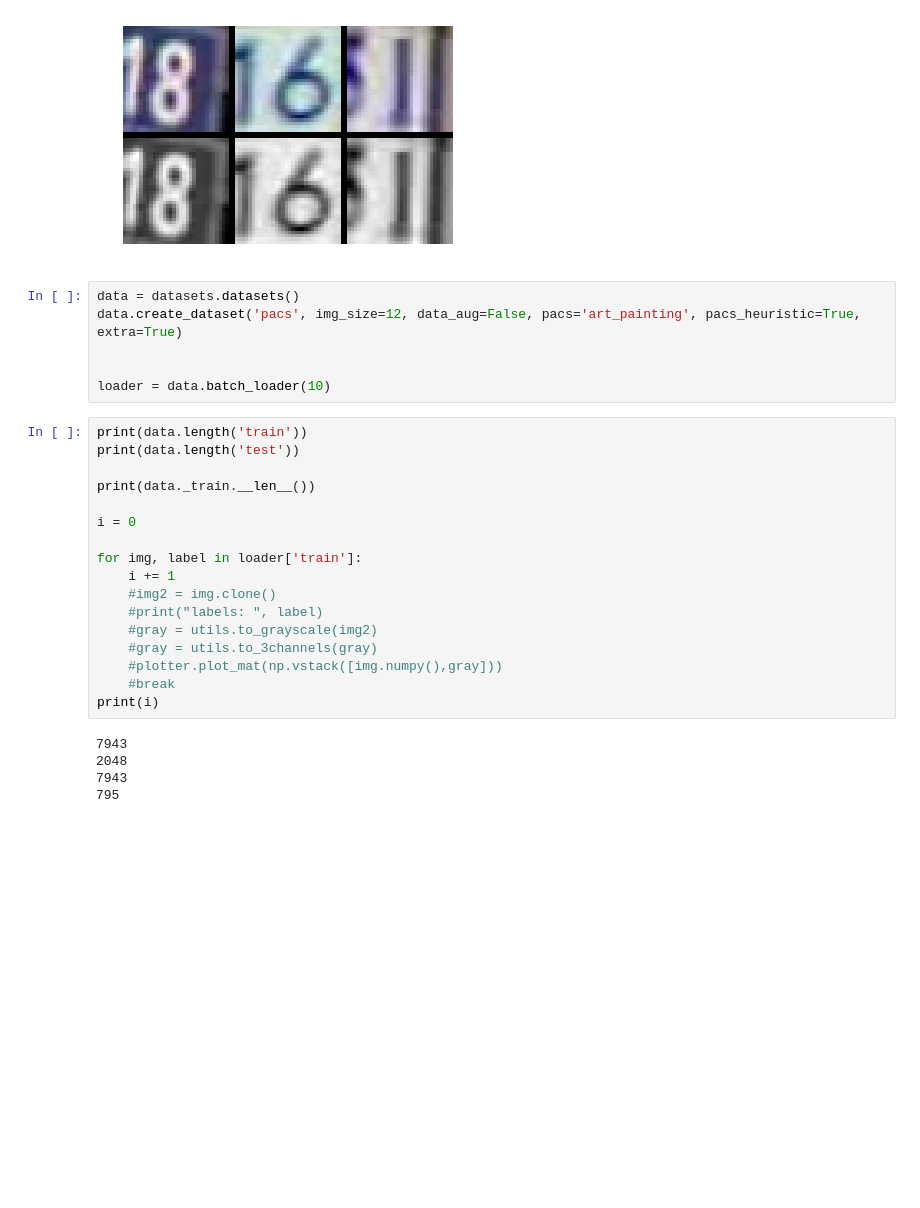
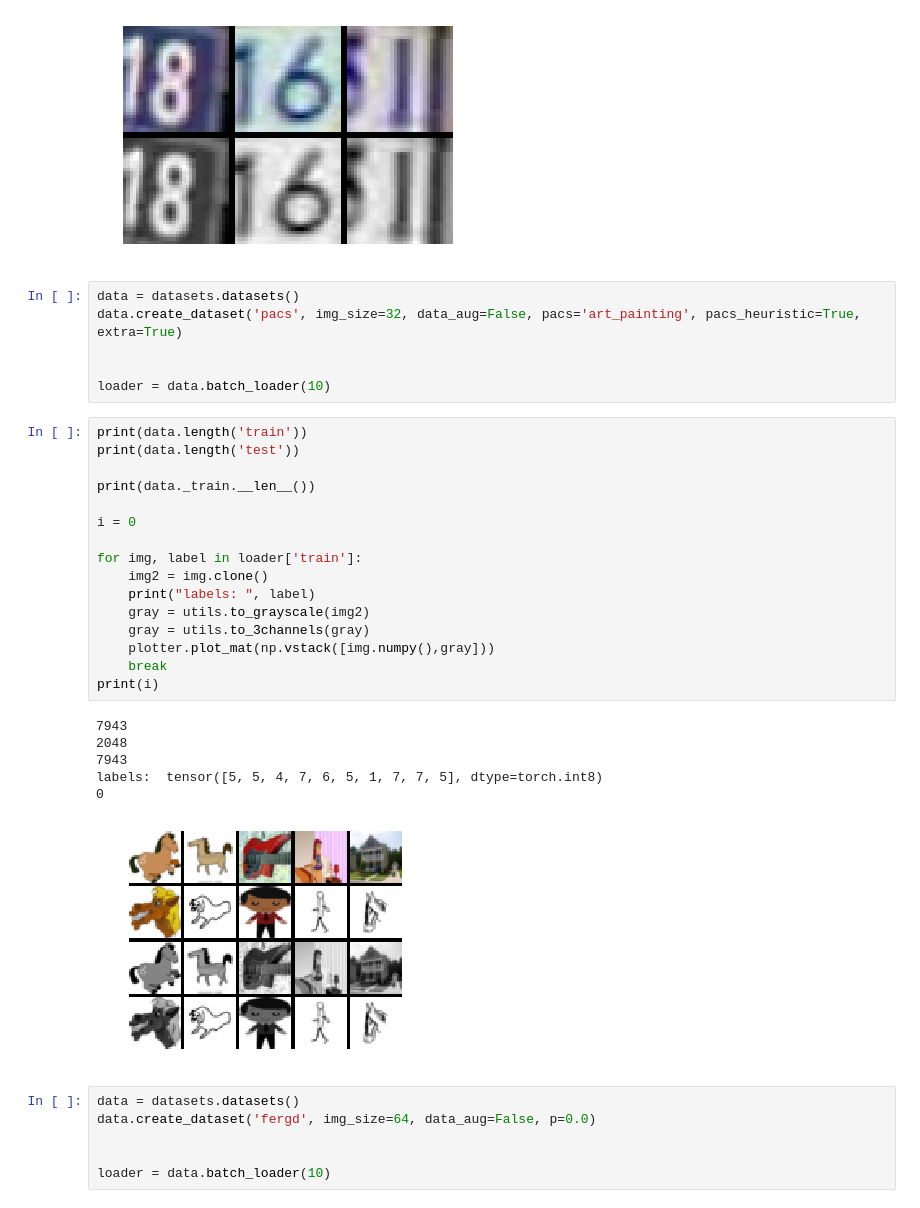
Before and after one commit to MarWit/nn_project, a Jupyter notebook: datasets_test.ipynb, the cells around one changed output. Cells and saved outputs as stored; diff of their text form; blank space fills up the shorter version.

```diff
--- a/datasets_test.ipynb
+++ b/datasets_test.ipynb
@@ -163,29 +171,36 @@ labels:  tensor([8, 6, 1])
 [figure]
 # %%
 data = datasets.datasets()
-data.create_dataset('pacs', img_size=12, data_aug=False, pacs='art_painting', pacs_heuristic=True, extra=True)
+data.create_dataset('pacs', img_size=32, data_aug=False, pacs='art_painting', pacs_heuristic=True, extra=True)
 
 
 loader = data.batch_loader(10)
 # %%
 print(data.length('train'))
 print(data.length('test'))
 
 print(data._train.__len__())
 
 i = 0
 
 for img, label in loader['train']:
-    i += 1
-    #img2 = img.clone()
-    #print("labels: ", label)
-    #gray = utils.to_grayscale(img2)
-    #gray = utils.to_3channels(gray)
-    #plotter.plot_mat(np.vstack([img.numpy(),gray]))
-    #break
+    img2 = img.clone()
+    print("labels: ", label)
+    gray = utils.to_grayscale(img2)
+    gray = utils.to_3channels(gray)
+    plotter.plot_mat(np.vstack([img.numpy(),gray]))
+    break
 print(i)
 # %% [output]
 7943
 2048
 7943
-795
+labels:  tensor([5, 5, 4, 7, 6, 5, 1, 7, 7, 5], dtype=torch.int8)
+0
+[figure, added]
+# %%
+data = datasets.datasets()
+data.create_dataset('fergd', img_size=64, data_aug=False, p=0.0)
+
+
+loader = data.batch_loader(10)
```
Also changed, not shown: parts of 2 cells of this notebook, 3 other files.
